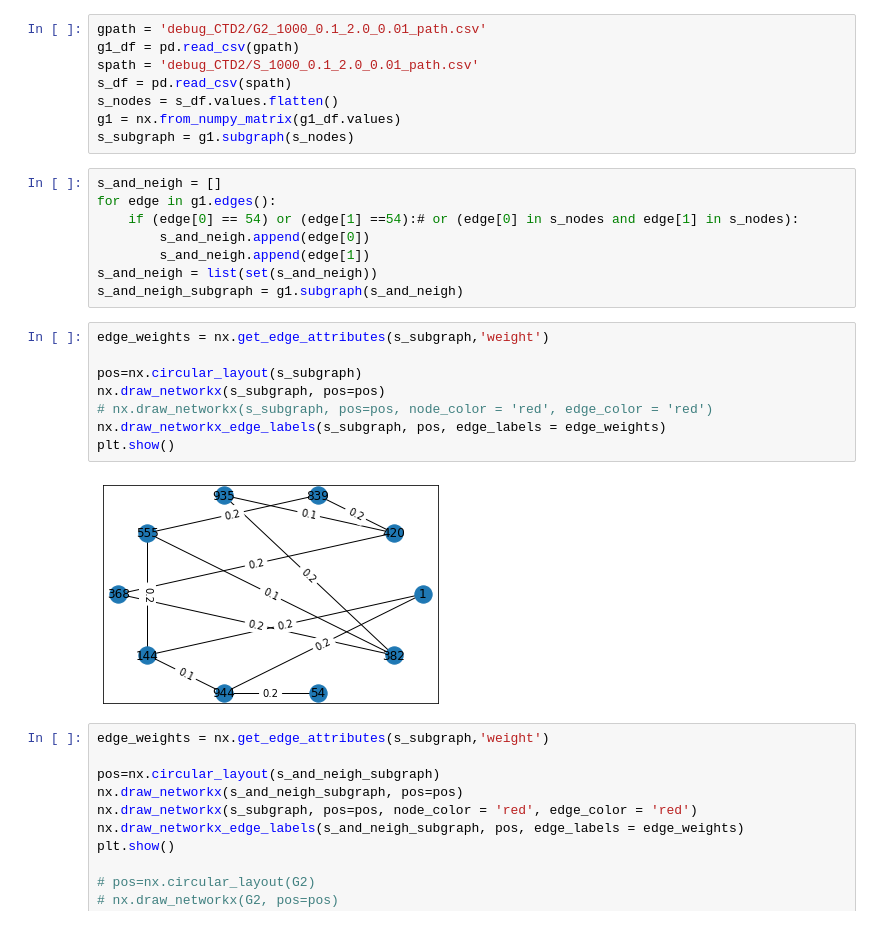
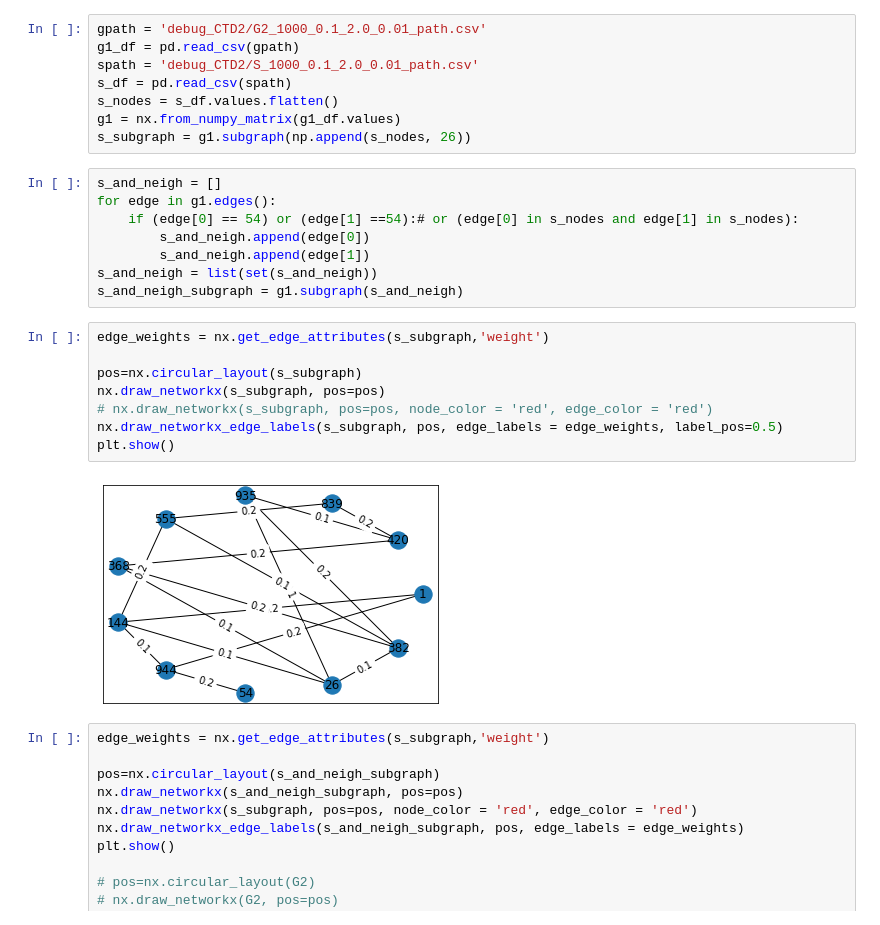
Before and after one commit to predragoetf/CTD2, a Jupyter notebook: visualise_experiments.ipynb, the cells around one changed output. Saved outputs shown, nothing was run; the diff lists cells and outputs as text.

Commit message:
Merged visualization.

```diff
--- a/visualise_experiments.ipynb
+++ b/visualise_experiments.ipynb
@@ -94,7 +109,7 @@ spath = 'debug_CTD2/S_1000_0.1_2.0_0.01_path.csv'
 s_df = pd.read_csv(spath)
 s_nodes = s_df.values.flatten()
 g1 = nx.from_numpy_matrix(g1_df.values)
-s_subgraph = g1.subgraph(s_nodes)
+s_subgraph = g1.subgraph(np.append(s_nodes, 26))
 # %%
 s_and_neigh = []
 for edge in g1.edges():
@@ -106,13 +121,13 @@ s_and_neigh_subgraph = g1.subgraph(s_and_neigh)
 # %%
 edge_weights = nx.get_edge_attributes(s_subgraph,'weight')
 
 pos=nx.circular_layout(s_subgraph)
 nx.draw_networkx(s_subgraph, pos=pos)
 # nx.draw_networkx(s_subgraph, pos=pos, node_color = 'red', edge_color = 'red')
-nx.draw_networkx_edge_labels(s_subgraph, pos, edge_labels = edge_weights)
+nx.draw_networkx_edge_labels(s_subgraph, pos, edge_labels = edge_weights, label_pos=0.5)
 plt.show()
 # %% [output]
-[figure, old version]
+[figure, new version]
 # %%
 edge_weights = nx.get_edge_attributes(s_subgraph,'weight')
 
```
Also changed, not shown: parts of 5 cells of this notebook.
